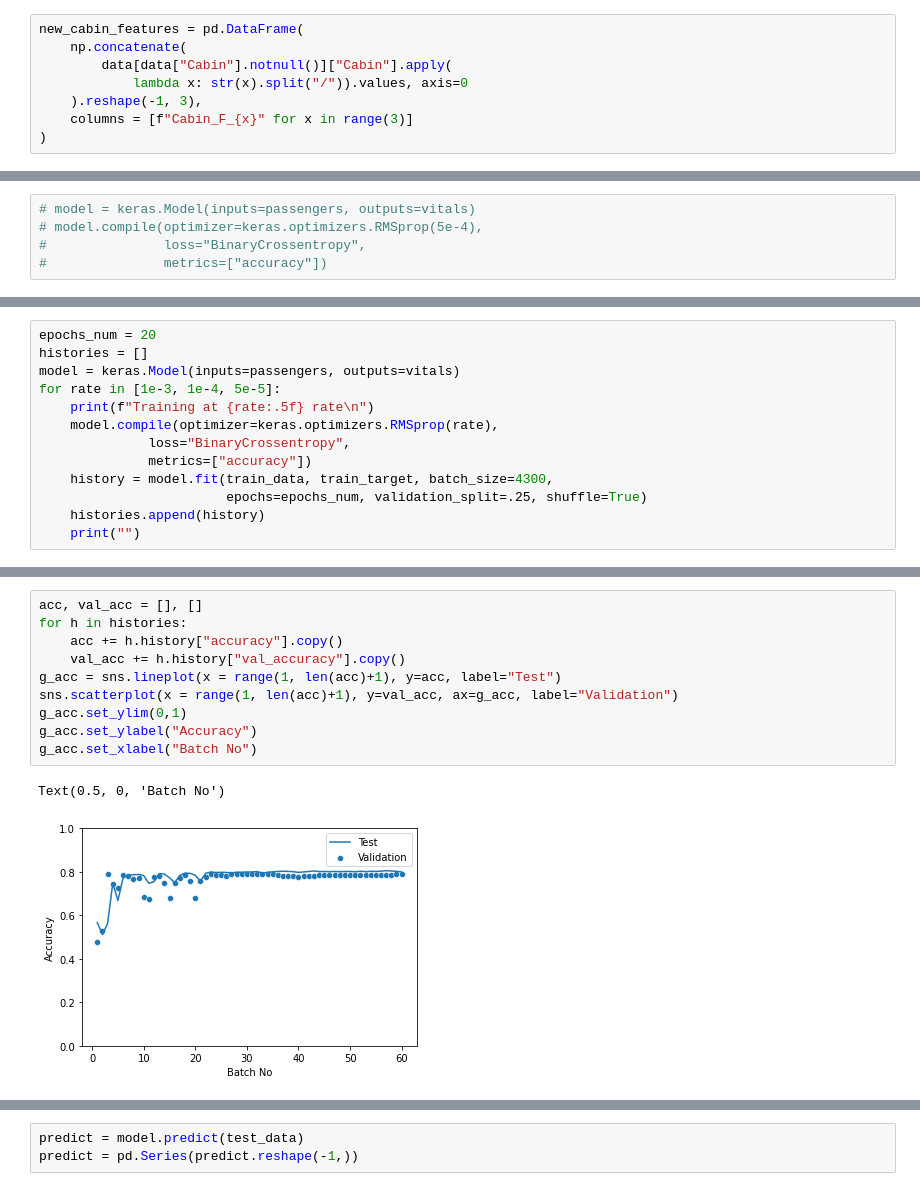
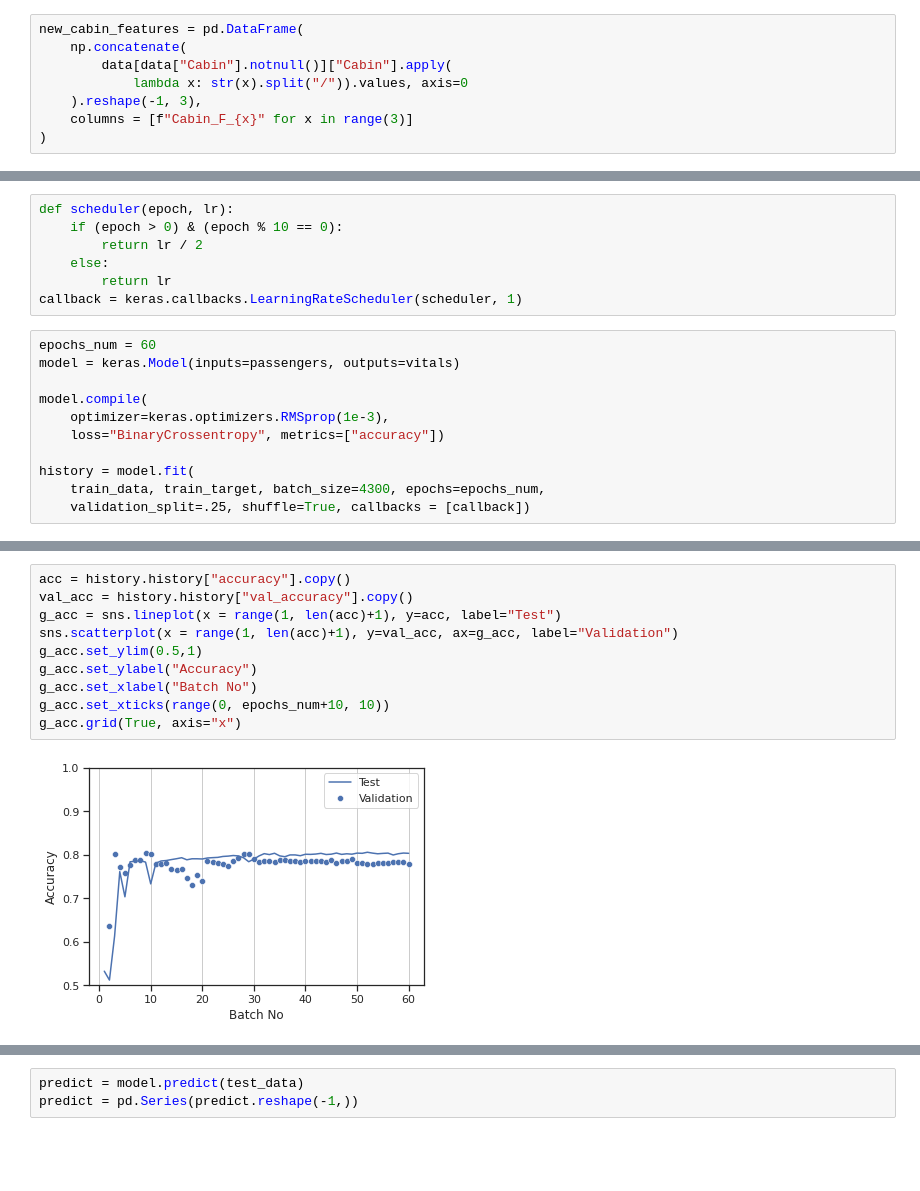
Before and after one commit to semyonbok/kaggling, a Jupyter notebook: kerasing-spacetanic.ipynb, the cells around one changed output, grey strips where cells are left out. Drawn from its saved outputs; the diff is of its cells as text; blank space fills up the shorter version.

```diff
--- a/kerasing-spacetanic.ipynb
+++ b/kerasing-spacetanic.ipynb
@@ -280,5 +365,18 @@ vitals = keras.layers.Dense(1, activation="sigmoid", name="vitals")(mid_layers)
+# %%
+def scheduler(epoch, lr):
+    if (epoch > 0) & (epoch % 10 == 0):
+        return lr / 2
+    else:
+        return lr
+callback = keras.callbacks.LearningRateScheduler(scheduler, 1)
 # %%
-# model = keras.Model(inputs=passengers, outputs=vitals)
-# model.compile(optimizer=keras.optimizers.RMSprop(5e-4),
-#               loss="BinaryCrossentropy",
-#               metrics=["accuracy"])
+epochs_num = 60
+model = keras.Model(inputs=passengers, outputs=vitals)
+
+model.compile(
+    optimizer=keras.optimizers.RMSprop(1e-3),
+    loss="BinaryCrossentropy", metrics=["accuracy"])
+
+history = model.fit(
+    train_data, train_target, batch_size=4300, epochs=epochs_num,
+    validation_split=.25, shuffle=True, callbacks = [callback])
@@ -285,13 +401,0 @@ vitals = keras.layers.Dense(1, activation="sigmoid", name="vitals")(mid_layers)
-# %%
-epochs_num = 20
-histories = []
-model = keras.Model(inputs=passengers, outputs=vitals)
-for rate in [1e-3, 1e-4, 5e-5]:
-    print(f"Training at {rate:.5f} rate\n")
-    model.compile(optimizer=keras.optimizers.RMSprop(rate),
-              loss="BinaryCrossentropy",
-              metrics=["accuracy"])
-    history = model.fit(train_data, train_target, batch_size=4300,
-                        epochs=epochs_num, validation_split=.25, shuffle=True)
-    histories.append(history)
-    print("")
@@ -348,15 +425,14 @@ g_loss.set_xticks(range(0,len(loss)+epochs_num, epochs_num))
 # %%
-acc, val_acc = [], []
-for h in histories:
-    acc += h.history["accuracy"].copy()
-    val_acc += h.history["val_accuracy"].copy()
+acc = history.history["accuracy"].copy()
+val_acc = history.history["val_accuracy"].copy()
 g_acc = sns.lineplot(x = range(1, len(acc)+1), y=acc, label="Test")
 sns.scatterplot(x = range(1, len(acc)+1), y=val_acc, ax=g_acc, label="Validation")
-g_acc.set_ylim(0,1)
+g_acc.set_ylim(0.5,1)
 g_acc.set_ylabel("Accuracy")
 g_acc.set_xlabel("Batch No")
+g_acc.set_xticks(range(0, epochs_num+10, 10))
+g_acc.grid(True, axis="x")
 # %% [output]
-Text(0.5, 0, 'Batch No')
-[figure, old version]
+[figure, new version]
 # %%
 keras.utils.plot_model(model, show_shapes=True)
```
Also changed, not shown: parts of 60 cells of this notebook.
